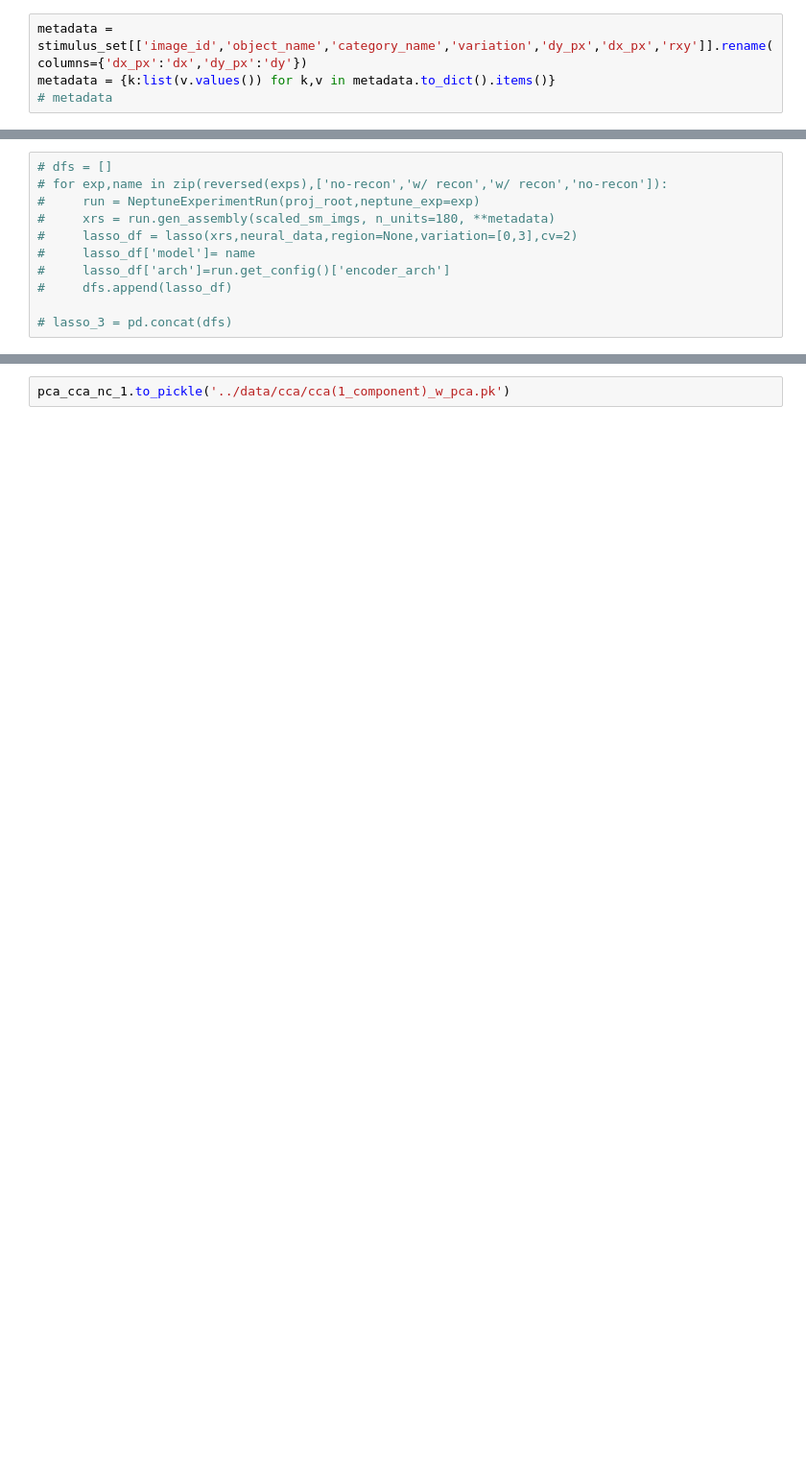
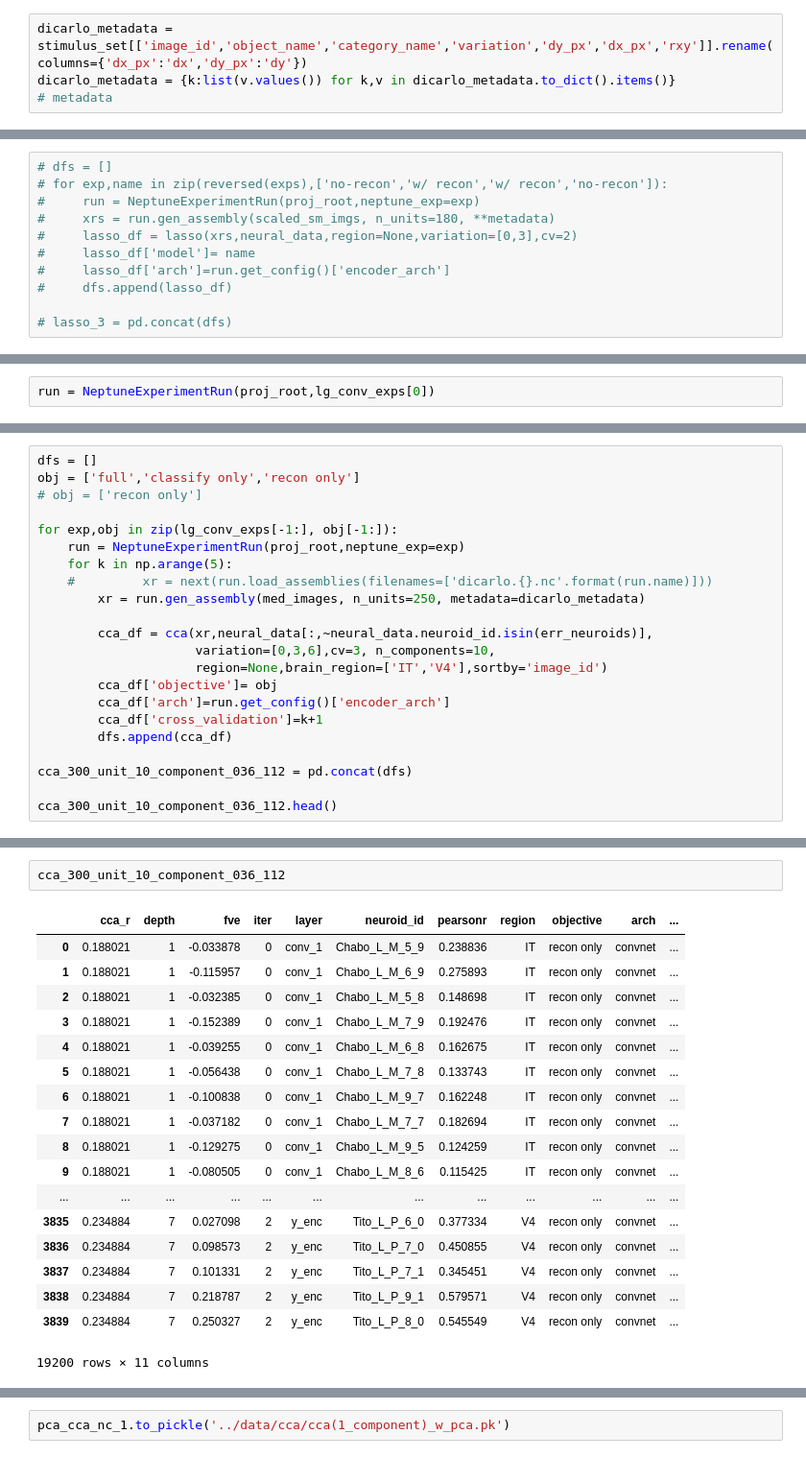
Before and after one commit to elijahc/vae, a Jupyter notebook: notebooks/06.9-CCA.ipynb, the cells around one changed output, grey strips where cells are left out. Shown at 96% size. Cells and saved outputs as stored; diff of their text form; blank space fills up the shorter version.

```diff
--- a/notebooks/06.9-CCA.ipynb
+++ b/notebooks/06.9-CCA.ipynb
@@ -271,4 +117,4 @@ scaled_sm_imgs = np.clip((sm_imgs-Xm)/Xs,-1,1)
 # %%
-metadata = stimulus_set[['image_id','object_name','category_name','variation','dy_px','dx_px','rxy']].rename(columns={'dx_px':'dx','dy_px':'dy'})
-metadata = {k:list(v.values()) for k,v in metadata.to_dict().items()}
+dicarlo_metadata = stimulus_set[['image_id','object_name','category_name','variation','dy_px','dx_px','rxy']].rename(columns={'dx_px':'dx','dy_px':'dy'})
+dicarlo_metadata = {k:list(v.values()) for k,v in dicarlo_metadata.to_dict().items()}
 # metadata
@@ -346,0 +192,2 @@ g.fig.autofmt_xdate(rotation=45)
+# %%
+run = NeptuneExperimentRun(proj_root,lg_conv_exps[0])
@@ -346,0 +200,22 @@ g.fig.autofmt_xdate(rotation=45)
+# %%
+dfs = []
+obj = ['full','classify only','recon only']
+# obj = ['recon only']
+
+for exp,obj in zip(lg_conv_exps[-1:], obj[-1:]):
+    run = NeptuneExperimentRun(proj_root,neptune_exp=exp)
+    for k in np.arange(5):
+    #         xr = next(run.load_assemblies(filenames=['dicarlo.{}.nc'.format(run.name)]))
+        xr = run.gen_assembly(med_images, n_units=250, metadata=dicarlo_metadata)
+
+        cca_df = cca(xr,neural_data[:,~neural_data.neuroid_id.isin(err_neuroids)],
+                     variation=[0,3,6],cv=3, n_components=10,
+                     region=None,brain_region=['IT','V4'],sortby='image_id')
+        cca_df['objective']= obj
+        cca_df['arch']=run.get_config()['encoder_arch']
+        cca_df['cross_validation']=k+1
+        dfs.append(cca_df)
+
+cca_300_unit_10_component_036_112 = pd.concat(dfs)
+
+cca_300_unit_10_component_036_112.head()
@@ -346,0 +249,21 @@ g.fig.autofmt_xdate(rotation=45)
+# %%
+cca_300_unit_10_component_036_112
+# %% [output]
+|  | cca_r | depth | fve | iter | layer | neuroid_id | pearsonr | region | objective | arch | ... |
+| 0 | 0.188021 | 1 | -0.033878 | 0 | conv_1 | Chabo_L_M_5_9 | 0.238836 | IT | recon only | convnet | ... |
+| 1 | 0.188021 | 1 | -0.115957 | 0 | conv_1 | Chabo_L_M_6_9 | 0.275893 | IT | recon only | convnet | ... |
+| 2 | 0.188021 | 1 | -0.032385 | 0 | conv_1 | Chabo_L_M_5_8 | 0.148698 | IT | recon only | convnet | ... |
+| 3 | 0.188021 | 1 | -0.152389 | 0 | conv_1 | Chabo_L_M_7_9 | 0.192476 | IT | recon only | convnet | ... |
+| 4 | 0.188021 | 1 | -0.039255 | 0 | conv_1 | Chabo_L_M_6_8 | 0.162675 | IT | recon only | convnet | ... |
+| 5 | 0.188021 | 1 | -0.056438 | 0 | conv_1 | Chabo_L_M_7_8 | 0.133743 | IT | recon only | convnet | ... |
+| 6 | 0.188021 | 1 | -0.100838 | 0 | conv_1 | Chabo_L_M_9_7 | 0.162248 | IT | recon only | convnet | ... |
+| 7 | 0.188021 | 1 | -0.037182 | 0 | conv_1 | Chabo_L_M_7_7 | 0.182694 | IT | recon only | convnet | ... |
+| 8 | 0.188021 | 1 | -0.129275 | 0 | conv_1 | Chabo_L_M_9_5 | 0.124259 | IT | recon only | convnet | ... |
+| 9 | 0.188021 | 1 | -0.080505 | 0 | conv_1 | Chabo_L_M_8_6 | 0.115425 | IT | recon only | convnet | ... |
+| ... | ... | ... | ... | ... | ... | ... | ... | ... | ... | ... | ... |
+| 3835 | 0.234884 | 7 | 0.027098 | 2 | y_enc | Tito_L_P_6_0 | 0.377334 | V4 | recon only | convnet | ... |
+| 3836 | 0.234884 | 7 | 0.098573 | 2 | y_enc | Tito_L_P_7_0 | 0.450855 | V4 | recon only | convnet | ... |
+| 3837 | 0.234884 | 7 | 0.101331 | 2 | y_enc | Tito_L_P_7_1 | 0.345451 | V4 | recon only | convnet | ... |
+| 3838 | 0.234884 | 7 | 0.218787 | 2 | y_enc | Tito_L_P_9_1 | 0.579571 | V4 | recon only | convnet | ... |
+| 3839 | 0.234884 | 7 | 0.250327 | 2 | y_enc | Tito_L_P_8_0 | 0.545549 | V4 | recon only | convnet | ... |
+19200 rows × 11 columns
```
Also changed, not shown: parts of 55 cells of this notebook, 46 other files.
